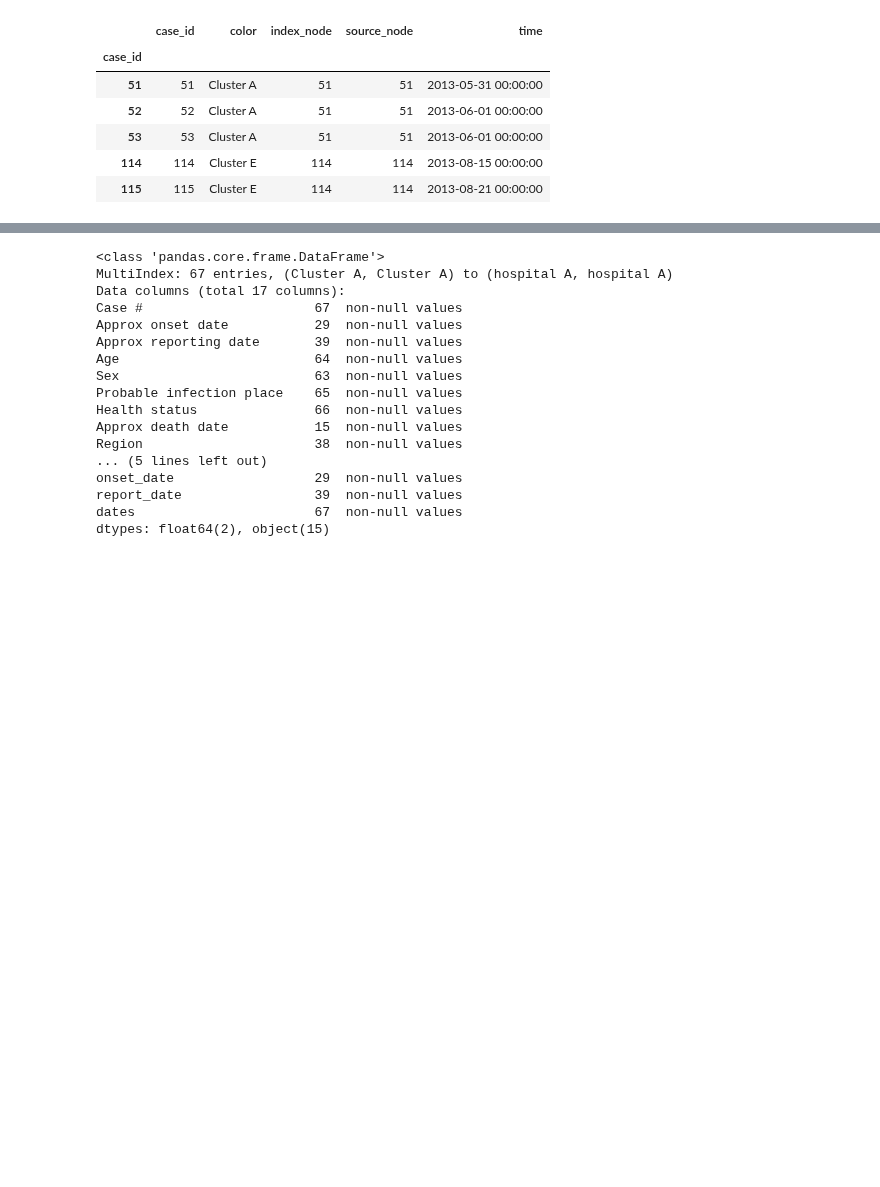
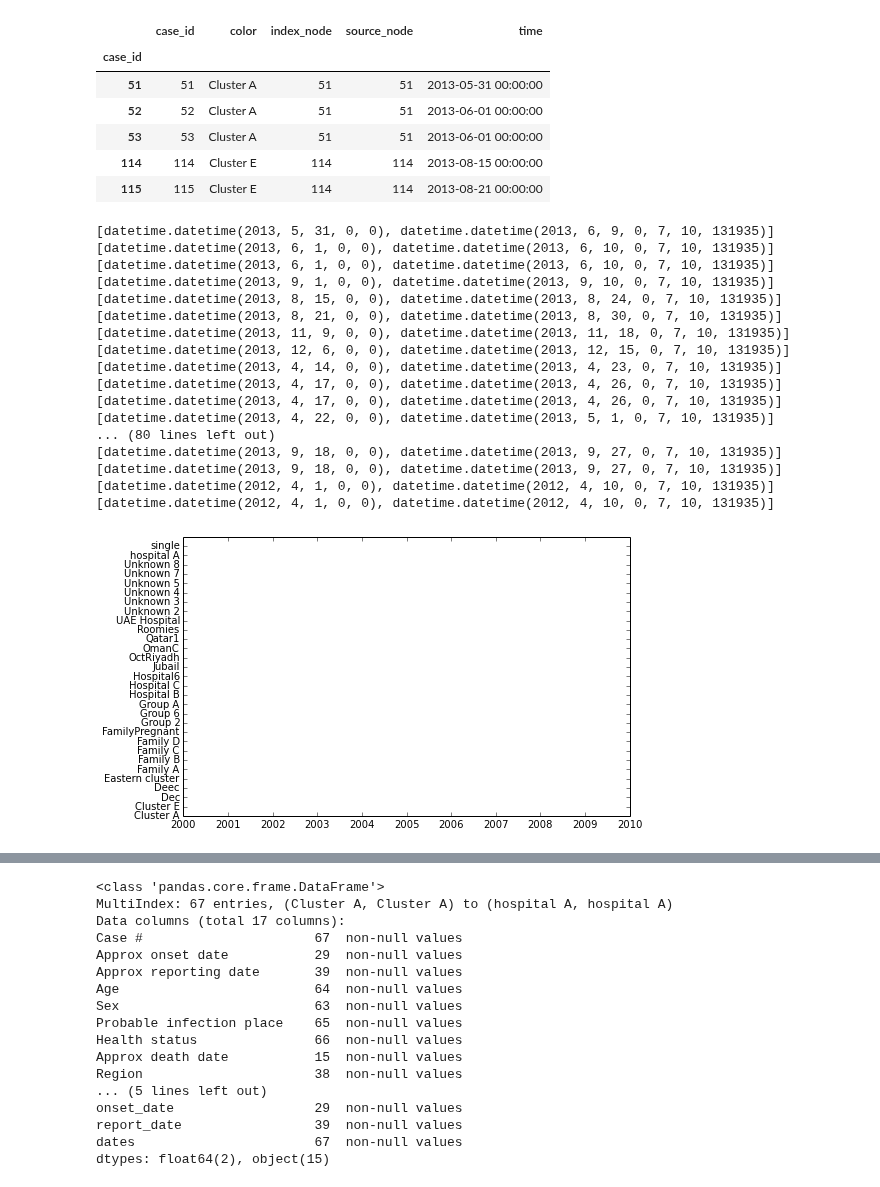
Before and after one commit to cmrivers/epipy, a Jupyter notebook: ipynb/cluster_builder.ipynb, the cells around one changed output, grey strips where cells are left out. Drawn from its saved outputs; the diff is of its cells as text; code cells hidden in the pictures; blank space fills up the shorter version.

Commit message:
fixed cluster iteration on plot_cluster

```diff
--- a/ipynb/cluster_builder.ipynb
+++ b/ipynb/cluster_builder.ipynb
@@ -183,27 +183,39 @@ def plot_cluster(df, clusters, cluster_id, date_col):
     fig.autofmt_xdate()
     return fig, ax
 # %%
+clusters = _group_clusters(dat, 'Cluster ID', 'dates')
 grpnames = np.unique(dat['Cluster ID']).dropna().values
 
 fig, ax = plt.subplots(figsize=(8, 5))
 ax.xaxis_date()
 ax.set_aspect('auto')
 axprop =  ax.axis()
 
 plt.ylim(1, len(grpnames))
 plt.yticks(np.arange(len(grpnames)), grpnames)
 
 xtog = timedelta(((10*axprop[1]-axprop[0])/axprop[1]), 0, 0)
-x1 = [[t.to_datetime(), t.to_datetime()+xtog] for t in clusters['time']]
 
-for i in range(len(grpnames)):
-        print('key: {0}
-        for grp in group:
-            if key == grpnames[i]:
-                y1 = np.array([i, i])
-                y2 = y1+0.5
-                plt.fill_between(x1, y1, y2, color=color, alpha=.3)
-
-                xspot= x1[0] + timedelta((x1[1] - x1[0]).days/2.0, 0, 0)
-
-                plt.text(xspot, y1[1]+.25, next(casenums), horizontalalignment='center', verticalalignment='center', fontsize=9)
+for key, group in clusters:
+    for casedate in group.dates:
+        x1 = [casedate, casedate+xtog]
+        print x1
+# %% [output]
+[datetime.datetime(2013, 5, 31, 0, 0), datetime.datetime(2013, 6, 9, 0, 7, 10, 131935)]
+[datetime.datetime(2013, 6, 1, 0, 0), datetime.datetime(2013, 6, 10, 0, 7, 10, 131935)]
+[datetime.datetime(2013, 6, 1, 0, 0), datetime.datetime(2013, 6, 10, 0, 7, 10, 131935)]
+[datetime.datetime(2013, 9, 1, 0, 0), datetime.datetime(2013, 9, 10, 0, 7, 10, 131935)]
+[datetime.datetime(2013, 8, 15, 0, 0), datetime.datetime(2013, 8, 24, 0, 7, 10, 131935)]
+[datetime.datetime(2013, 8, 21, 0, 0), datetime.datetime(2013, 8, 30, 0, 7, 10, 131935)]
+[datetime.datetime(2013, 11, 9, 0, 0), datetime.datetime(2013, 11, 18, 0, 7, 10, 131935)]
+[datetime.datetime(2013, 12, 6, 0, 0), datetime.datetime(2013, 12, 15, 0, 7, 10, 131935)]
+[datetime.datetime(2013, 4, 14, 0, 0), datetime.datetime(2013, 4, 23, 0, 7, 10, 131935)]
+[datetime.datetime(2013, 4, 17, 0, 0), datetime.datetime(2013, 4, 26, 0, 7, 10, 131935)]
+[datetime.datetime(2013, 4, 17, 0, 0), datetime.datetime(2013, 4, 26, 0, 7, 10, 131935)]
+[datetime.datetime(2013, 4, 22, 0, 0), datetime.datetime(2013, 5, 1, 0, 7, 10, 131935)]
+... (80 lines left out)
+[datetime.datetime(2013, 9, 18, 0, 0), datetime.datetime(2013, 9, 27, 0, 7, 10, 131935)]
+[datetime.datetime(2013, 9, 18, 0, 0), datetime.datetime(2013, 9, 27, 0, 7, 10, 131935)]
+[datetime.datetime(2012, 4, 1, 0, 0), datetime.datetime(2012, 4, 10, 0, 7, 10, 131935)]
+[datetime.datetime(2012, 4, 1, 0, 0), datetime.datetime(2012, 4, 10, 0, 7, 10, 131935)]
+[figure, added]
```
Also changed, not shown: parts of 5 cells of this notebook.
